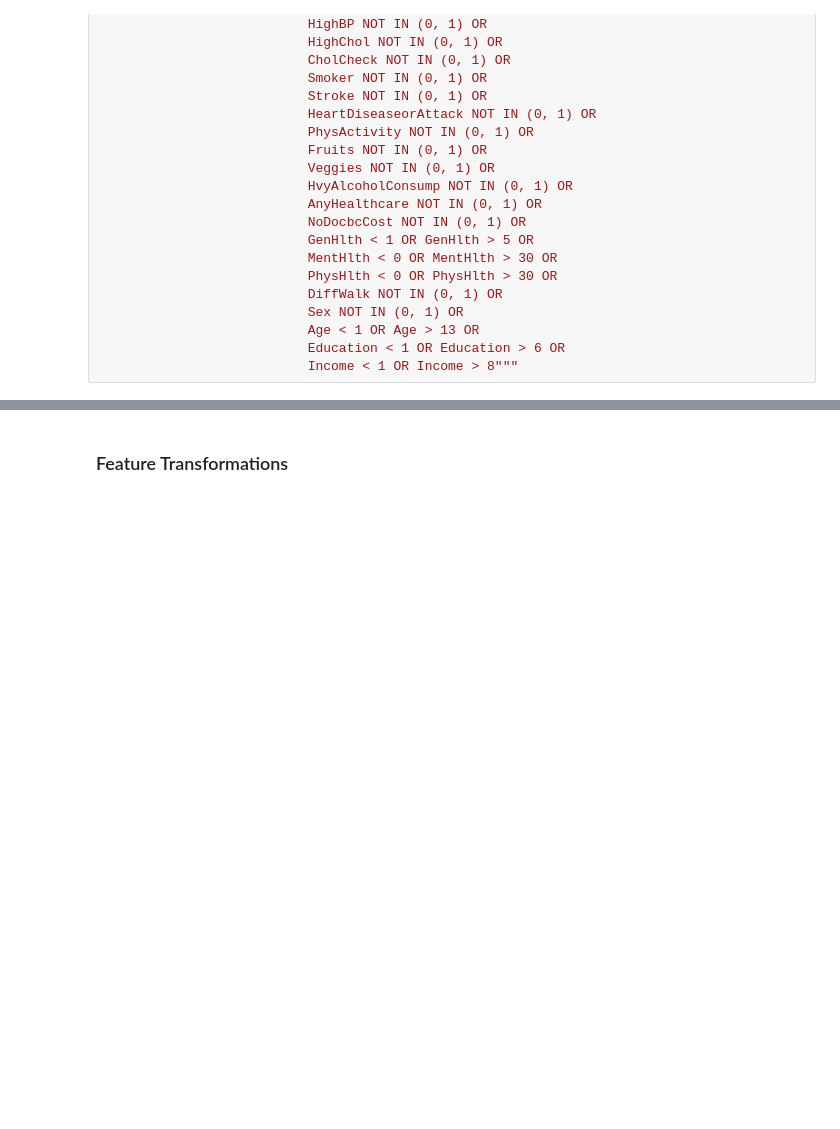
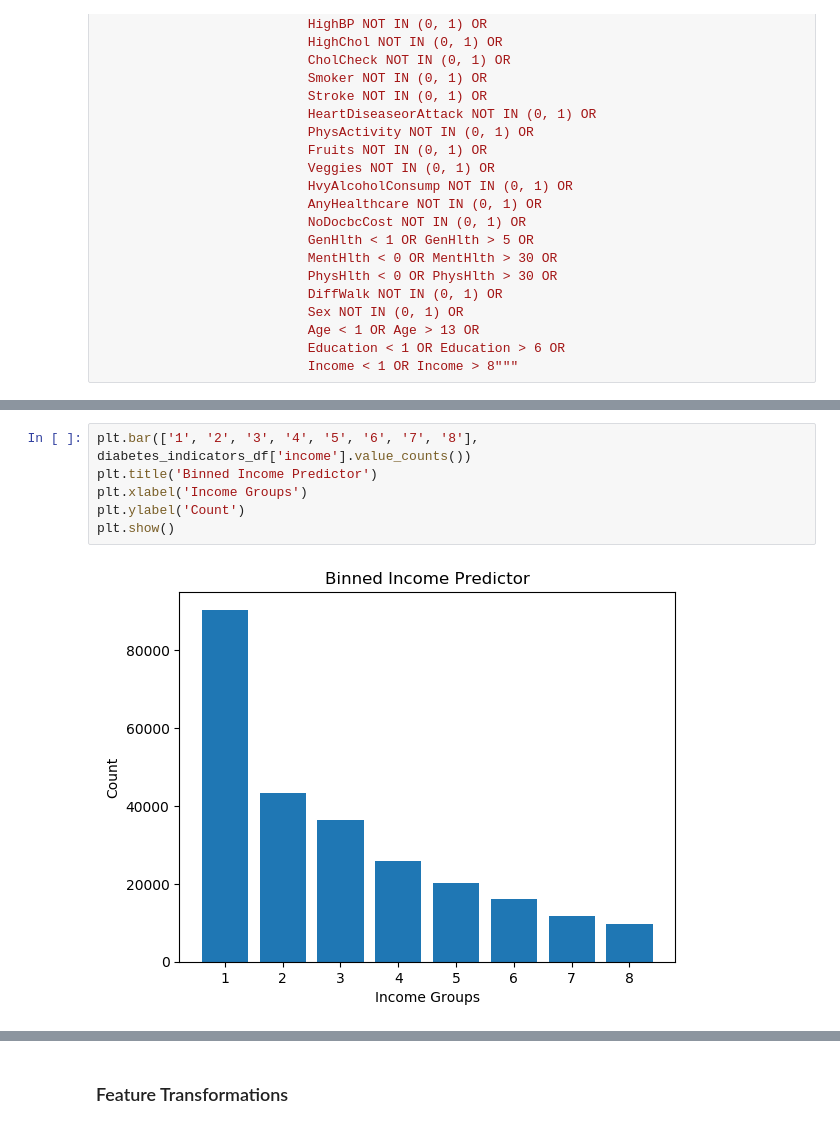
Before and after one commit to ChrisGarciaDS/Predict-Diabetes-Cloud, a Jupyter notebook: analysisNotebook.ipynb, the cells around one changed output, grey strips where cells are left out. Saved outputs shown, nothing was run; the diff lists cells and outputs as text; blank space fills up the shorter version.

```diff
--- a/analysisNotebook.ipynb
+++ b/analysisNotebook.ipynb
@@ -596,0 +682,8 @@ remove_outliers = """SELECT * FROM remove_missing_values
+# %%
+plt.bar(['1', '2', '3', '4', '5', '6', '7', '8'], diabetes_indicators_df['income'].value_counts())
+plt.title('Binned Income Predictor')
+plt.xlabel('Income Groups')
+plt.ylabel('Count')
+plt.show()
+# %% [output]
+[figure, added]
```
Also changed, not shown: parts of 23 cells of this notebook.
